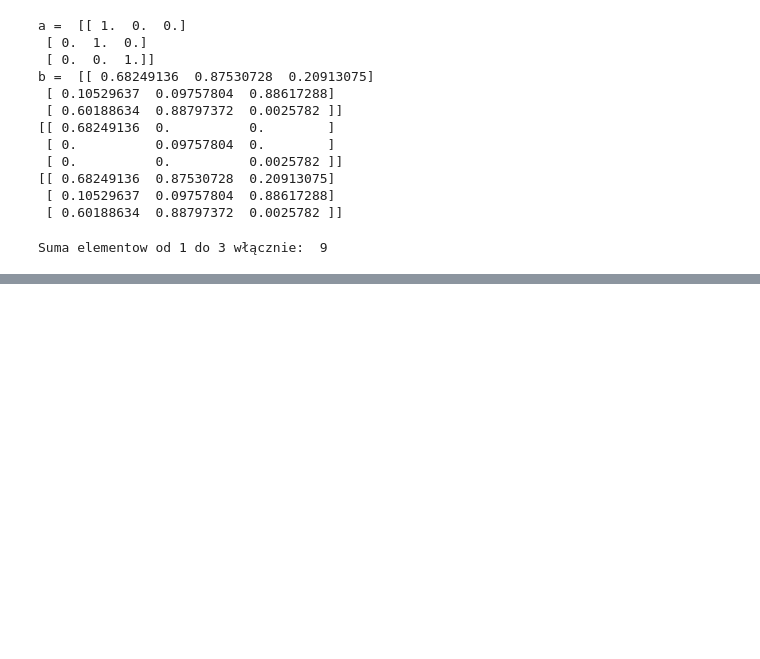
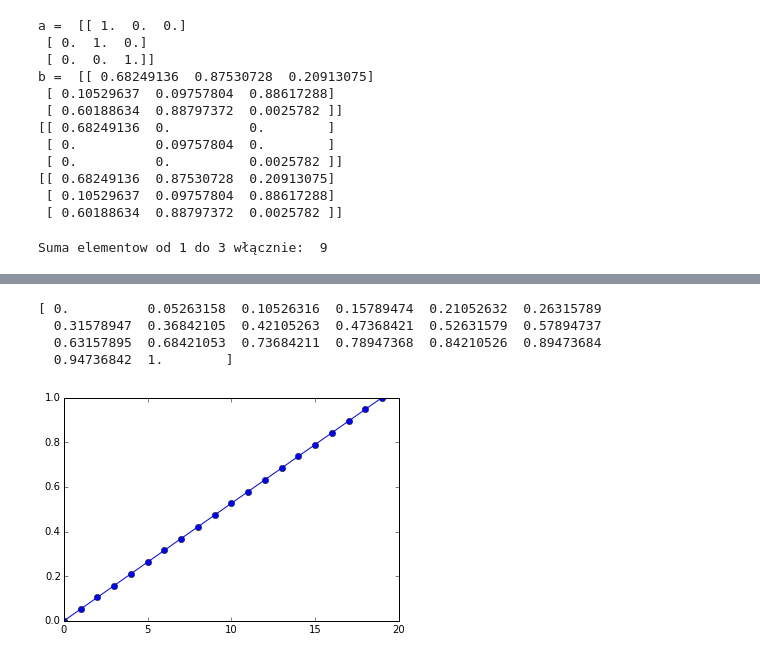
Before and after one commit to uj-robotics/dalek, a Jupyter notebook: practical-ml/przydatne-pakiety.ipynb, the cells around one changed output, grey strips where cells are left out. Drawn from its saved outputs; the diff is of its cells as text; code cells hidden in the pictures; blank space fills up the shorter version.

```diff
--- a/practical-ml/przydatne-pakiety.ipynb
+++ b/practical-ml/przydatne-pakiety.ipynb
@@ -92,0 +108,10 @@ c = np.random.uniform(size=(5,))
+# %%
+x = np.linspace(0,1,20) # Tworzy wektor z 20 wartosciami w równych odstępach od 0 do 1
+print x
+_ = plt.plot(x, 'o-') # matplotlib naśladuje składnie matlaba
+# %% [output]
+[ 0.          0.05263158  0.10526316  0.15789474  0.21052632  0.26315789
+  0.31578947  0.36842105  0.42105263  0.47368421  0.52631579  0.57894737
+  0.63157895  0.68421053  0.73684211  0.78947368  0.84210526  0.89473684
+  0.94736842  1.        ]
+[figure, added]
```
Also changed, not shown: parts of 12 cells of this notebook, 4 other files.
